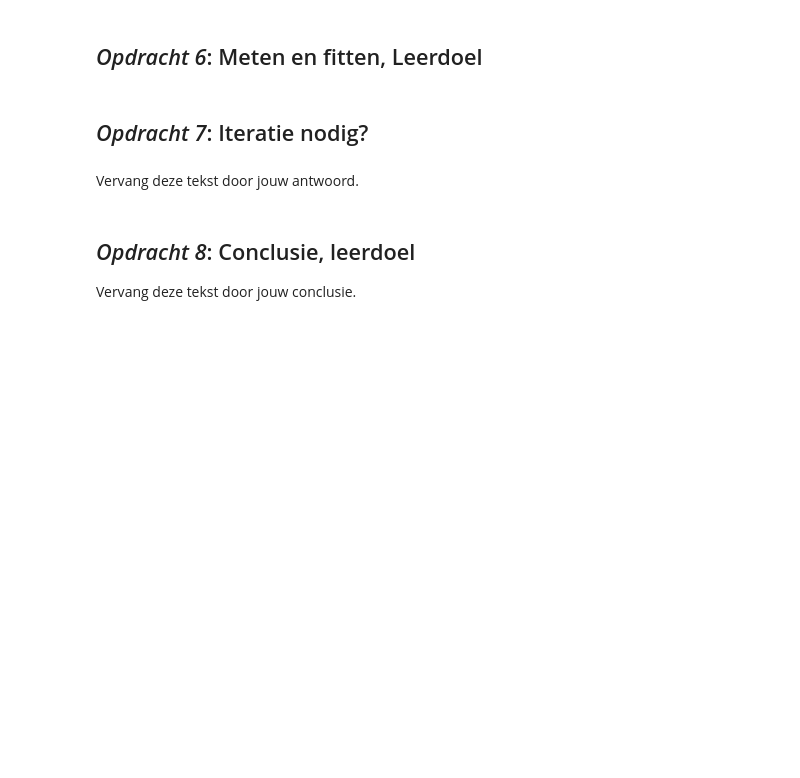
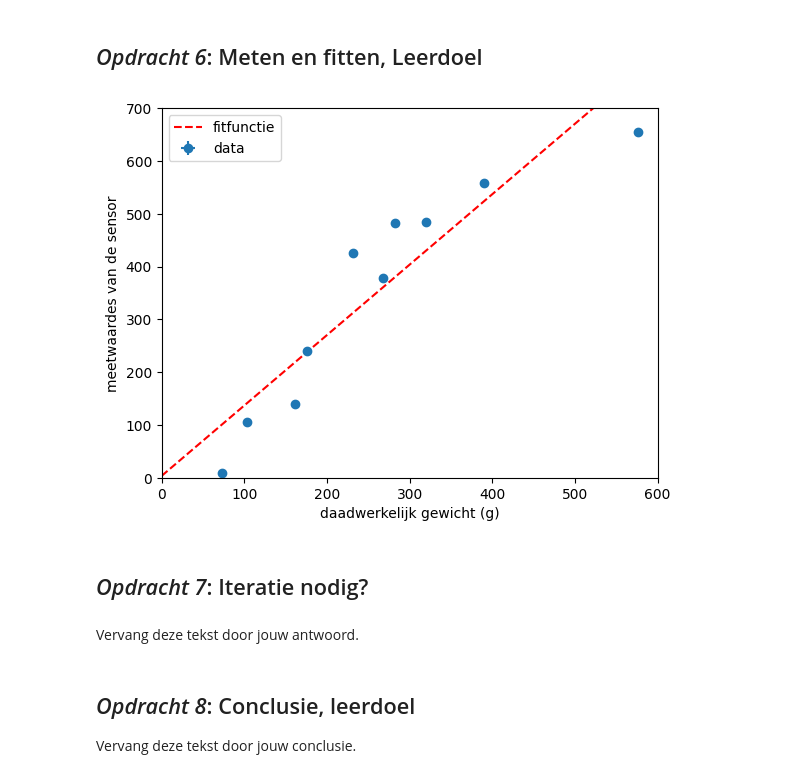
Before and after one commit to wobsen/opdrachten-DEF-D, a Jupyter notebook: FysiekeOntwerpopdrachten/1KalibreerEenSensorDigitaalAnaloog/DEFOntwerpopdracht1KalibreerEenSensorInvulTemplate.ipynb, the cells around one changed output. Saved outputs shown, nothing was run; the diff lists cells and outputs as text; code cells hidden in the pictures; blank space fills up the shorter version.

Commit message:
fit en data

```diff
--- a/FysiekeOntwerpopdrachten/1KalibreerEenSensorDigitaalAnaloog/DEFOntwerpopdracht1KalibreerEenSensorInvulTemplate.ipynb
+++ b/FysiekeOntwerpopdrachten/1KalibreerEenSensorDigitaalAnaloog/DEFOntwerpopdracht1KalibreerEenSensorInvulTemplate.ipynb
@@ -68,3 +92,27 @@ Licht kort toe wat er in de foto te zien is.
+# %%
+# Plot hier de meting en fit een lijn door de metingen.
+# Maak gebruik van wat je geleerd hebt bij het practicum.
+
+def fitfunctie(x,a,b):
+    return a*x + b
+
+popt, pcov = curve_fit(fitfunctie, m_gewogen, m_sensor)
+
+
+x = np.linspace(0,600,1000)
+y = fitfunctie(x, *popt)
+
+plt.figure()
+plt.errorbar(m_gewogen, m_sensor, u_gewogen, u_sensor, "o", label="data")
+plt.plot(x,y,"r--", label="fitfunctie")
+plt.xlabel('daadwerkelijk gewicht (g)')
+plt.ylabel('meetwaardes van de sensor')
+plt.xlim(0,600)
+plt.ylim(0,700)
+plt.legend()
+plt.show()
+# %% [output]
+[figure, added]
 # %% [markdown]
 ## *Opdracht 7*: Iteratie nodig?
 # %% [markdown]
```
Also changed, not shown: parts of 4 cells of this notebook.
